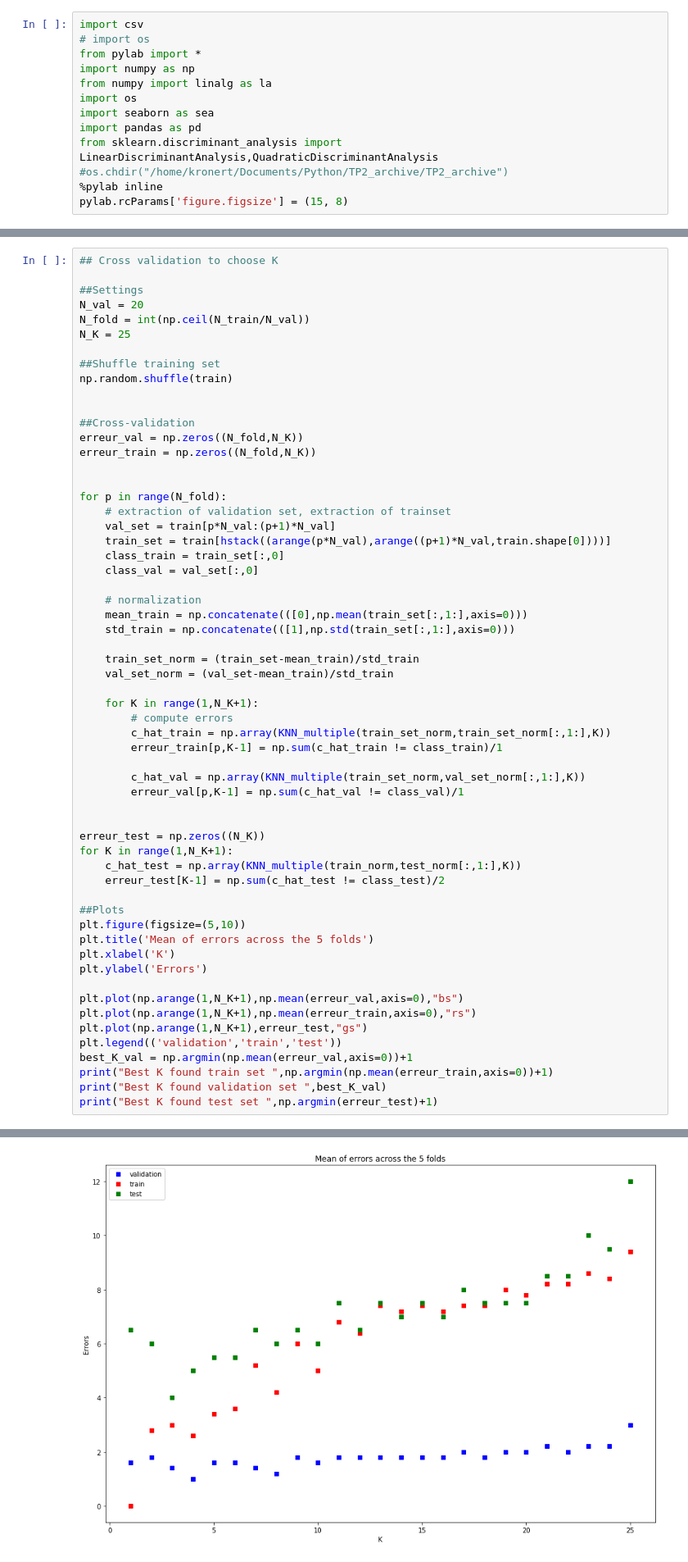
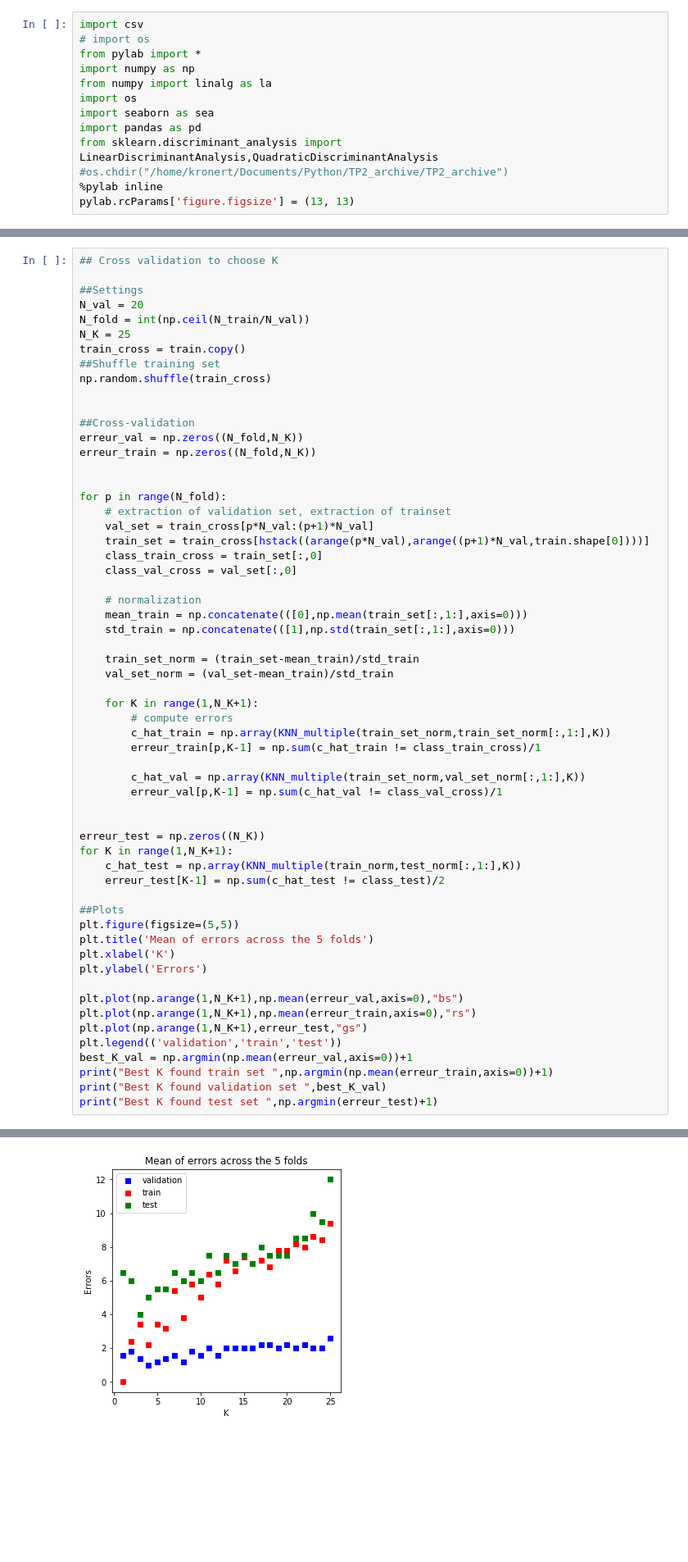
Before and after one commit to kronerte/ML_LDA_QDA, a Jupyter notebook: TP2_Kronert_Trinh.ipynb, the cells around one changed output, grey strips where cells are left out. Shown at 82% size. Saved outputs shown, nothing was run; the diff lists cells and outputs as text; blank space fills up the shorter version.

```diff
--- a/TP2_Kronert_Trinh.ipynb
+++ b/TP2_Kronert_Trinh.ipynb
@@ -12,7 +12,7 @@ import pandas as pd
 from sklearn.discriminant_analysis import LinearDiscriminantAnalysis,QuadraticDiscriminantAnalysis
 #os.chdir("/home/kronert/Documents/Python/TP2_archive/TP2_archive")
 %pylab inline
-pylab.rcParams['figure.figsize'] = (15, 8)
+pylab.rcParams['figure.figsize'] = (13, 13)
 # %% [output]
 Populating the interactive namespace from numpy and matplotlib
 `%matplotlib` prevents importing * from pylab and numpy
@@ -870,9 +870,9 @@ test_norm [:,1:] = (test [:,1:] - np.mean(train [:,1:],axis=0)) / np.std(train [
 N_val = 20
 N_fold = int(np.ceil(N_train/N_val))
 N_K = 25
-
+train_cross = train.copy()
 ##Shuffle training set
-np.random.shuffle(train)
+np.random.shuffle(train_cross)
 
 
 ##Cross-validation
@@ -882,10 +882,10 @@ erreur_train = np.zeros((N_fold,N_K))
 
 for p in range(N_fold):
     # extraction of validation set, extraction of trainset
-    val_set = train[p*N_val:(p+1)*N_val]
-    train_set = train[hstack((arange(p*N_val),arange((p+1)*N_val,train.shape[0])))]
-    class_train = train_set[:,0]
-    class_val = val_set[:,0]
+    val_set = train_cross[p*N_val:(p+1)*N_val]
+    train_set = train_cross[hstack((arange(p*N_val),arange((p+1)*N_val,train.shape[0])))]
+    class_train_cross = train_set[:,0]
+    class_val_cross = val_set[:,0]
 
     # normalization
     mean_train = np.concatenate(([0],np.mean(train_set[:,1:],axis=0)))
@@ -896,35 +896,35 @@ for p in range(N_fold):
 
     for K in range(1,N_K+1):
         # compute errors
         c_hat_train = np.array(KNN_multiple(train_set_norm,train_set_norm[:,1:],K))
-        erreur_train[p,K-1] = np.sum(c_hat_train != class_train)/1
+        erreur_train[p,K-1] = np.sum(c_hat_train != class_train_cross)/1
 
         c_hat_val = np.array(KNN_multiple(train_set_norm,val_set_norm[:,1:],K))
-        erreur_val[p,K-1] = np.sum(c_hat_val != class_val)/1
+        erreur_val[p,K-1] = np.sum(c_hat_val != class_val_cross)/1
 
 
 erreur_test = np.zeros((N_K))
 for K in range(1,N_K+1):
     c_hat_test = np.array(KNN_multiple(train_norm,test_norm[:,1:],K))
     erreur_test[K-1] = np.sum(c_hat_test != class_test)/2
 
 ##Plots
-plt.figure(figsize=(5,10))
+plt.figure(figsize=(5,5))
 plt.title('Mean of errors across the 5 folds')
 plt.xlabel('K')
 plt.ylabel('Errors')
 
 plt.plot(np.arange(1,N_K+1),np.mean(erreur_val,axis=0),"bs")
 plt.plot(np.arange(1,N_K+1),np.mean(erreur_train,axis=0),"rs")
 plt.plot(np.arange(1,N_K+1),erreur_test,"gs")
 plt.legend(('validation','train','test'))
 best_K_val = np.argmin(np.mean(erreur_val,axis=0))+1
 print("Best K found train set ",np.argmin(np.mean(erreur_train,axis=0))+1)
 print("Best K found validation set ",best_K_val)
 print("Best K found test set ",np.argmin(erreur_test)+1)
 # %% [output]
 Best K found train set  1
 Best K found validation set  4
 Best K found test set  3
-[figure, old version]
+[figure, new version]
 # %%
```
Also changed, not shown: parts of 14 cells of this notebook.
